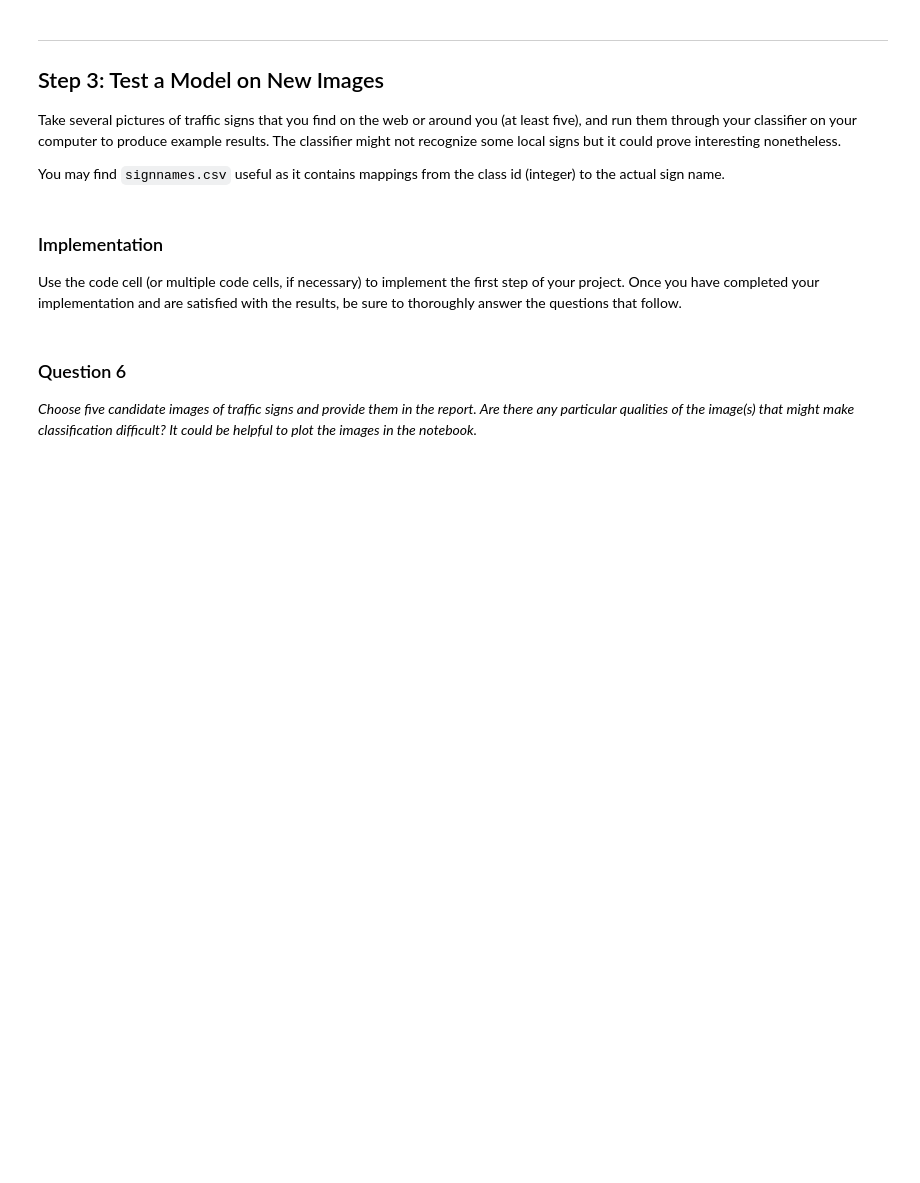
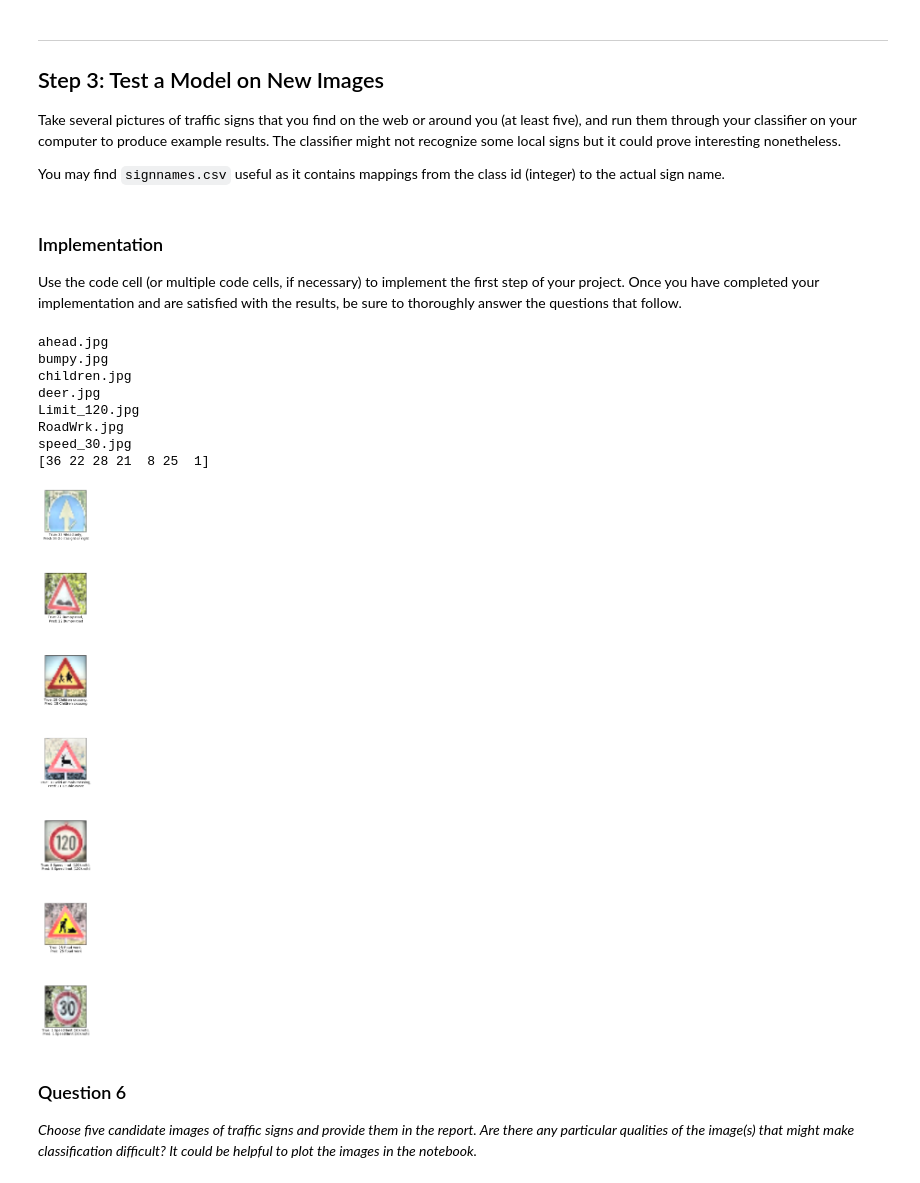
Before and after one commit to ramsrigouthamg/CarND-Traffic-Sign-Classifier-Project, a Jupyter notebook: Traffic_Sign_Classifier.ipynb, the cells around one changed output. Drawn from its saved outputs; the diff is of its cells as text; code cells hidden in the pictures; blank space fills up the shorter version.

```diff
--- a/Traffic_Sign_Classifier.ipynb
+++ b/Traffic_Sign_Classifier.ipynb
@@ -322,6 +328,13 @@ def evaluate(X_data, y_data,prob1,prob2):
         accuracy = sess.run(accuracy_operation, feed_dict={x: batch_x, y: batch_y,keep_prob1: prob1, keep_prob2 : prob2})
         total_accuracy += (accuracy * len(batch_x))
     return total_accuracy / num_examples
+
+def predict(X_data):
+    num_examples = len(X_data)
+    sess = tf.get_default_session()
+    prediction = sess.run(logits, feed_dict={x: X_data, keep_prob1: 1.0, keep_prob2 : 1.0})
+    prediction = tf.nn.softmax(prediction)
+    return (tf.argmax(prediction, 1))
 # %%
 with tf.Session() as sess:
     sess.run(tf.initialize_all_variables())
@@ -429,3 +439,37 @@ Use the code cell (or multiple code cells, if necessary) to implement the first
+# %%
+### Load the images and plot them here.
+### Feel free to use as many code cells as needed.
+import os
+#Read images found on the from the folder and run your classifier on them.
+testimages=[]
+for filename in os.listdir("./Test_Traffic_Signs"):
+    print (filename)
+    filename = os.path.join("./Test_Traffic_Signs",filename)
+    img = cv2.imread(filename)
+    img = cv2.resize(img, (32, 32))
+    b,g,r = cv2.split(img)           # get b, g, r
+    img = cv2.merge([r,g,b])
+    testimages.append(img)
+testimages=np.array(testimages)
+
+testimages = Preprocess(testimages)
+
+with tf.Session() as sess:
+    saver.restore(sess, tf.train.latest_checkpoint('.'))
+    test_newImages_accuracy = predict(testimages).eval()
+    print(test_newImages_accuracy)
+
+plot_images(images=testimages, cls_true=[35,22,28,31,8,25,1],cls_pred =test_newImages_accuracy)
+# %% [output]
+ahead.jpg
+bumpy.jpg
+children.jpg
+deer.jpg
+Limit_120.jpg
+RoadWrk.jpg
+speed_30.jpg
+[36 22 28 21  8 25  1]
+[figure, added]
 # %% [markdown]
 ### Question 6
 
```
Also changed, not shown: parts of 6 cells of this notebook, 7 other files.
